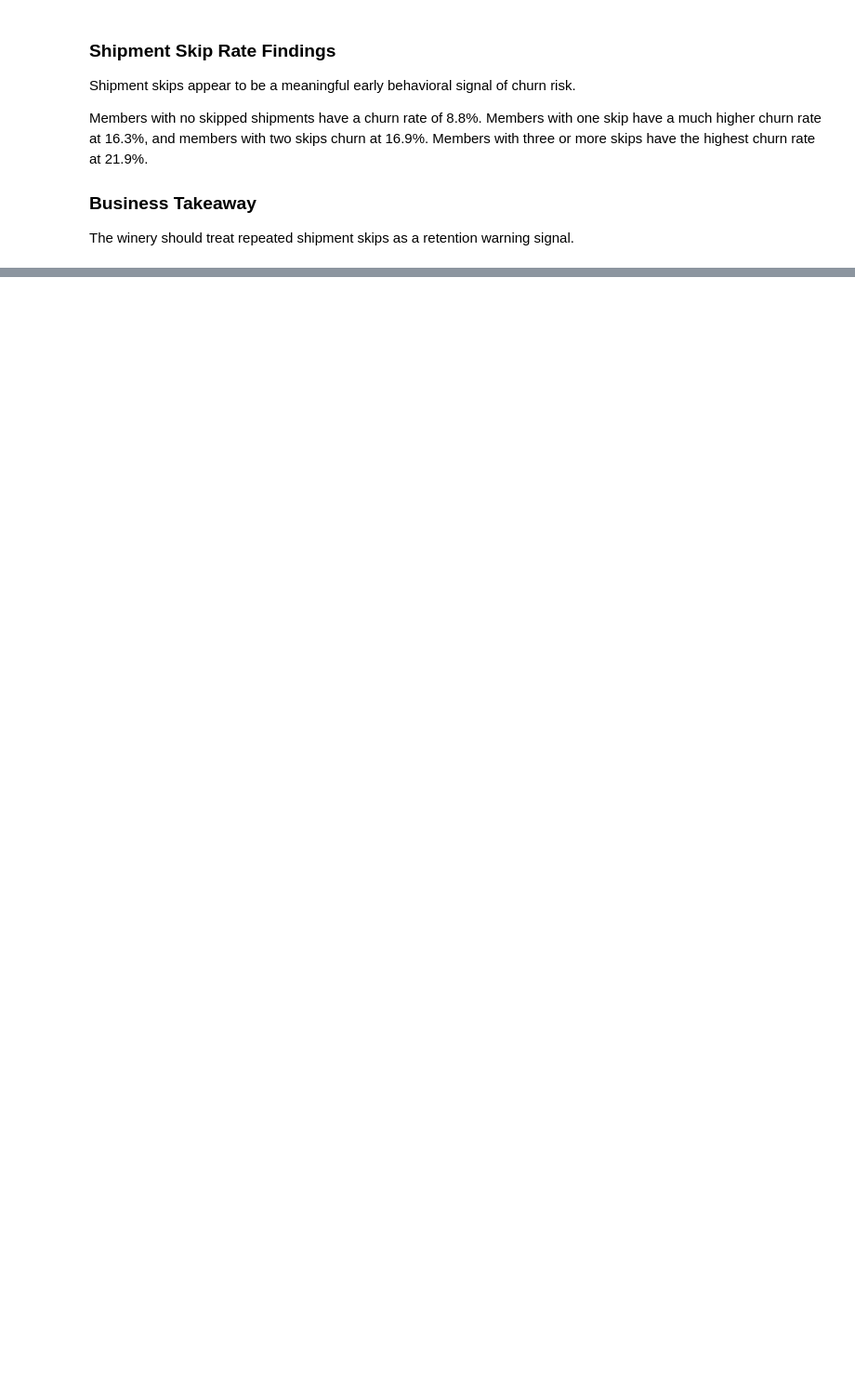
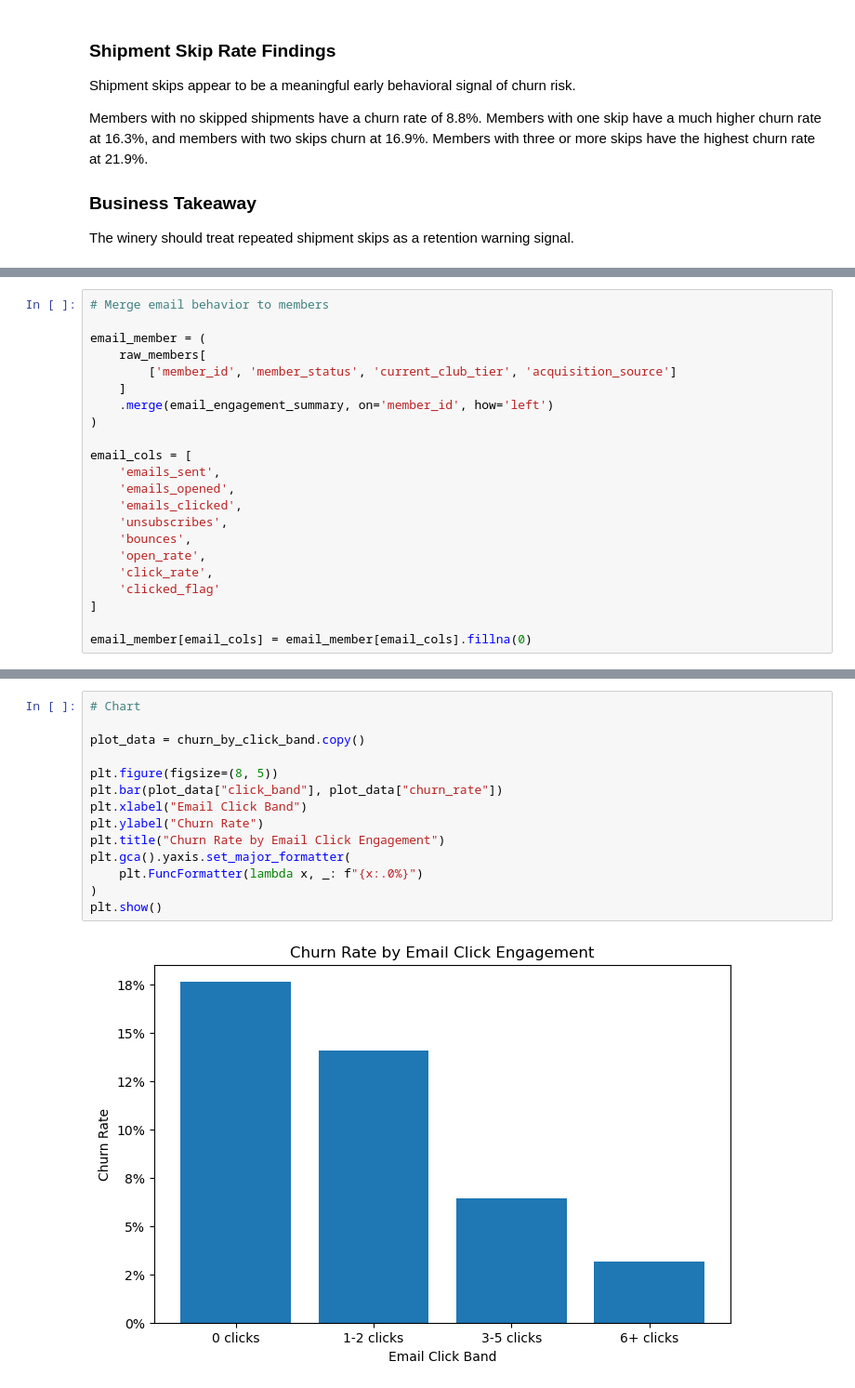
Before and after one commit to eddyk92/Bills-Bills-Bills-Churn-Analysis, a Jupyter notebook: notebooks/02_retention_eda.ipynb, the cells around one changed output, grey strips where cells are left out. Shown at 93% size. Drawn from its saved outputs; the diff is of its cells as text; blank space fills up the shorter version.

```diff
--- a/notebooks/02_retention_eda.ipynb
+++ b/notebooks/02_retention_eda.ipynb
@@ -1557,0 +1595,22 @@ Name: event_type, dtype: int64
+# %%
+# Merge email behavior to members
+
+email_member = (
+    raw_members[
+        ['member_id', 'member_status', 'current_club_tier', 'acquisition_source']
+    ]
+    .merge(email_engagement_summary, on='member_id', how='left')
+)
+
+email_cols = [
+    'emails_sent',
+    'emails_opened',
+    'emails_clicked',
+    'unsubscribes',
+    'bounces',
+    'open_rate',
+    'click_rate',
+    'clicked_flag'
+]
+
+email_member[email_cols] = email_member[email_cols].fillna(0)
@@ -1557,0 +1704,16 @@ Name: event_type, dtype: int64
+# %%
+# Chart
+
+plot_data = churn_by_click_band.copy()
+
+plt.figure(figsize=(8, 5))
+plt.bar(plot_data["click_band"], plot_data["churn_rate"])
+plt.xlabel("Email Click Band")
+plt.ylabel("Churn Rate")
+plt.title("Churn Rate by Email Click Engagement")
+plt.gca().yaxis.set_major_formatter(
+    plt.FuncFormatter(lambda x, _: f"{x:.0%}")
+)
+plt.show()
+# %% [output]
+[figure, added]
```
Also changed, not shown: parts of 12 cells of this notebook.
